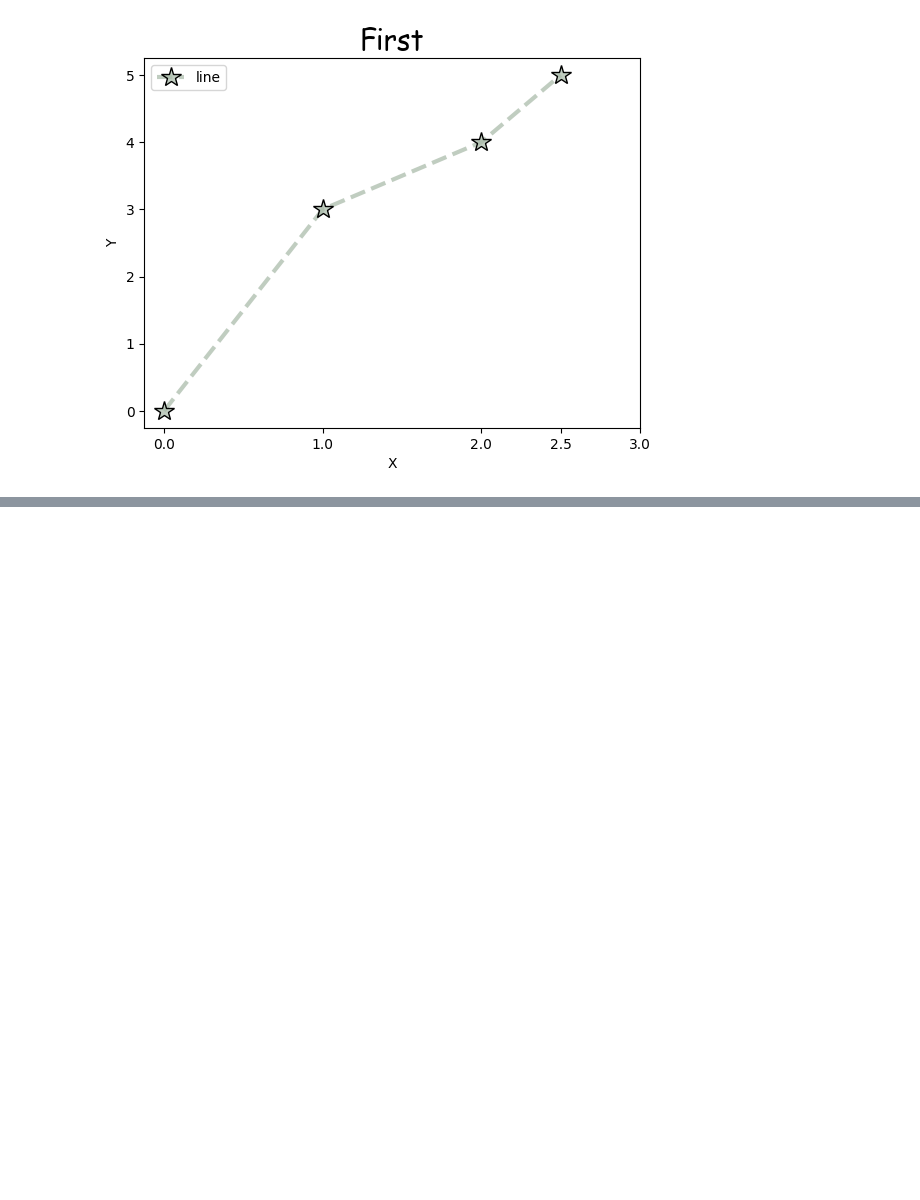
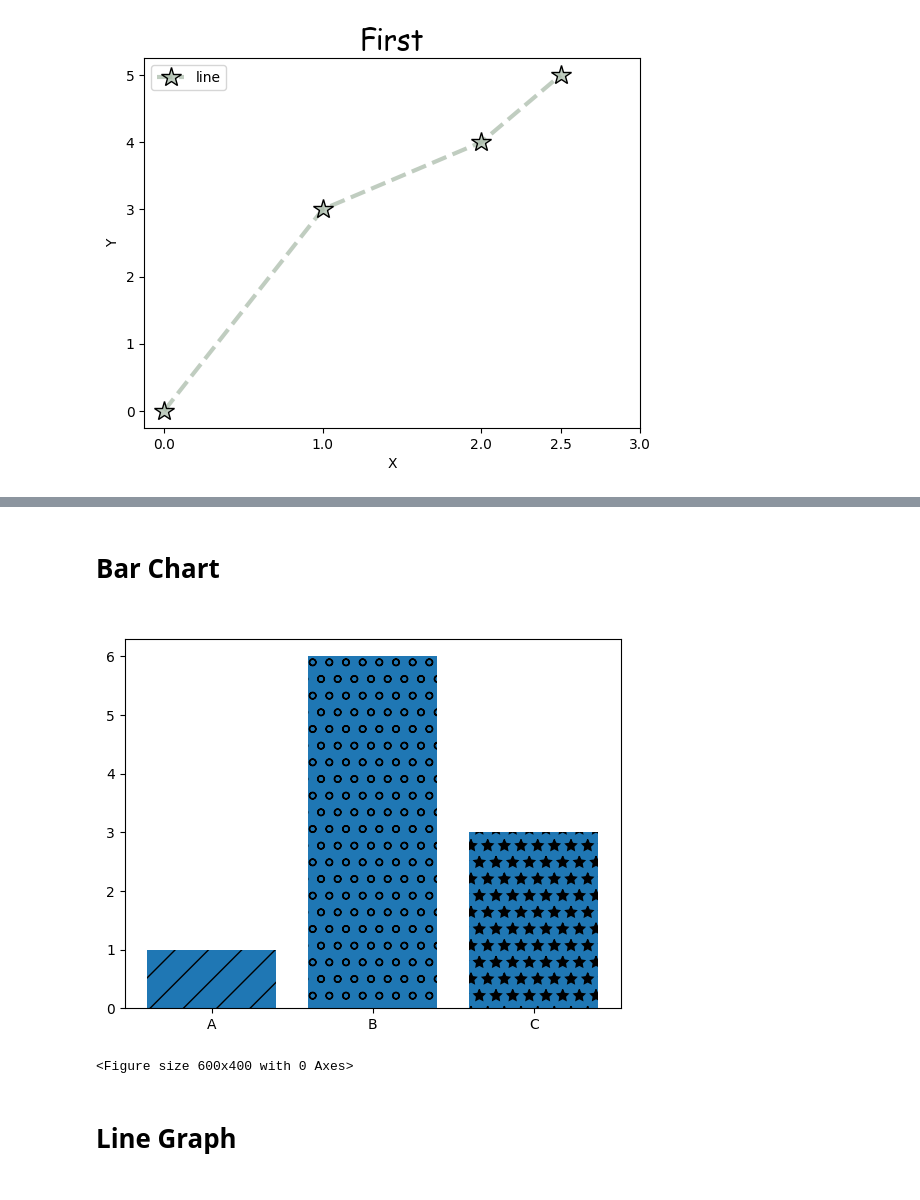
Before and after one commit to thejas-06/python-learning, a Jupyter notebook: Matplotlib/2_scratch.ipynb, the cells around one changed output, grey strips where cells are left out. Saved outputs shown, nothing was run; the diff lists cells and outputs as text; code cells hidden in the pictures; blank space fills up the shorter version.

```diff
--- a/Matplotlib/2_scratch.ipynb
+++ b/Matplotlib/2_scratch.ipynb
@@ -58,0 +61,16 @@ plt.show()
+# %% [markdown]
+<h1>Bar Chart<h1>
+# %%
+labels=["A","B","C"]
+values=[1,6,3]
+bars=plt.bar(labels,values)
+bars[0].set_hatch("/")
+bars[1].set_hatch("o")
+bars[2].set_hatch("*")
+plt.figure(figsize=(6,4))
+plt.show()
+# %% [output]
+[figure, added]
+<Figure size 600x400 with 0 Axes>
+# %% [markdown]
+<h1>Line Graph<h1>
```
Also changed, not shown: parts of 20 cells of this notebook, 3 other files.
